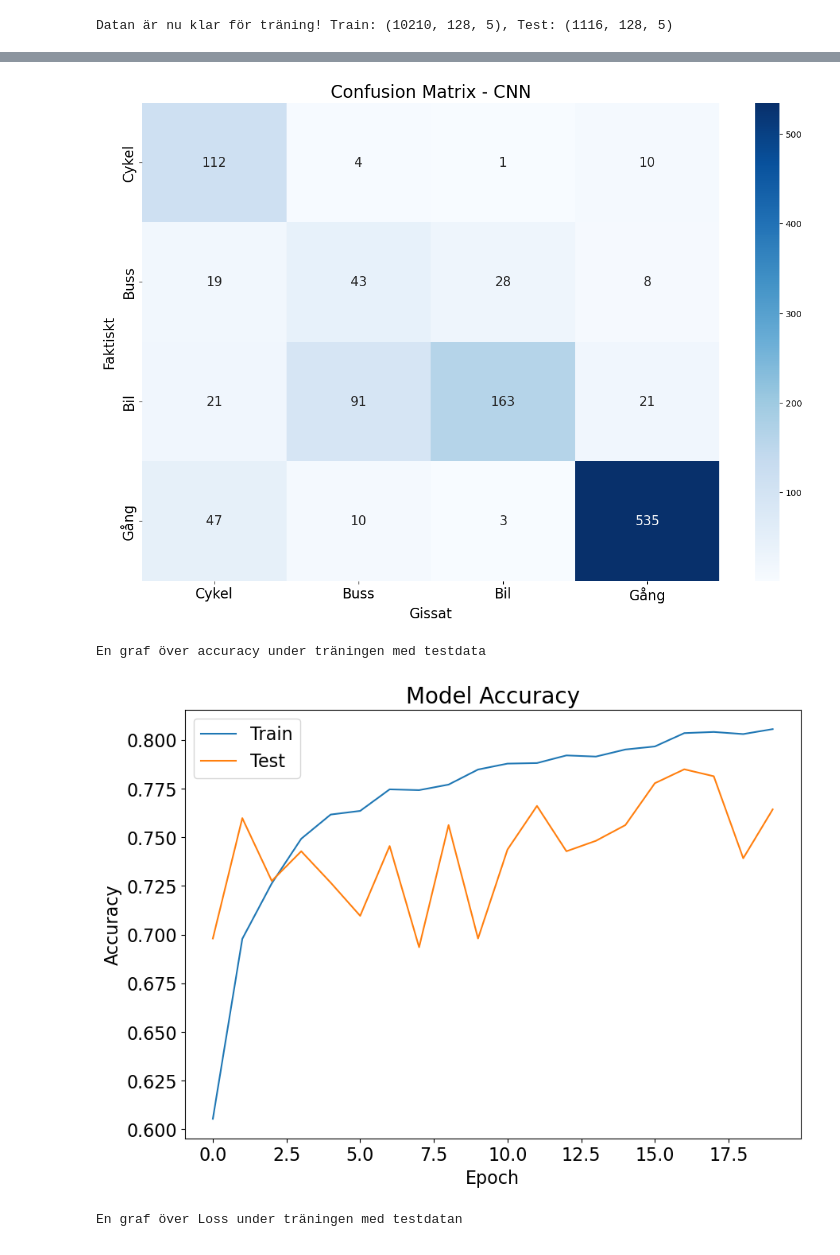
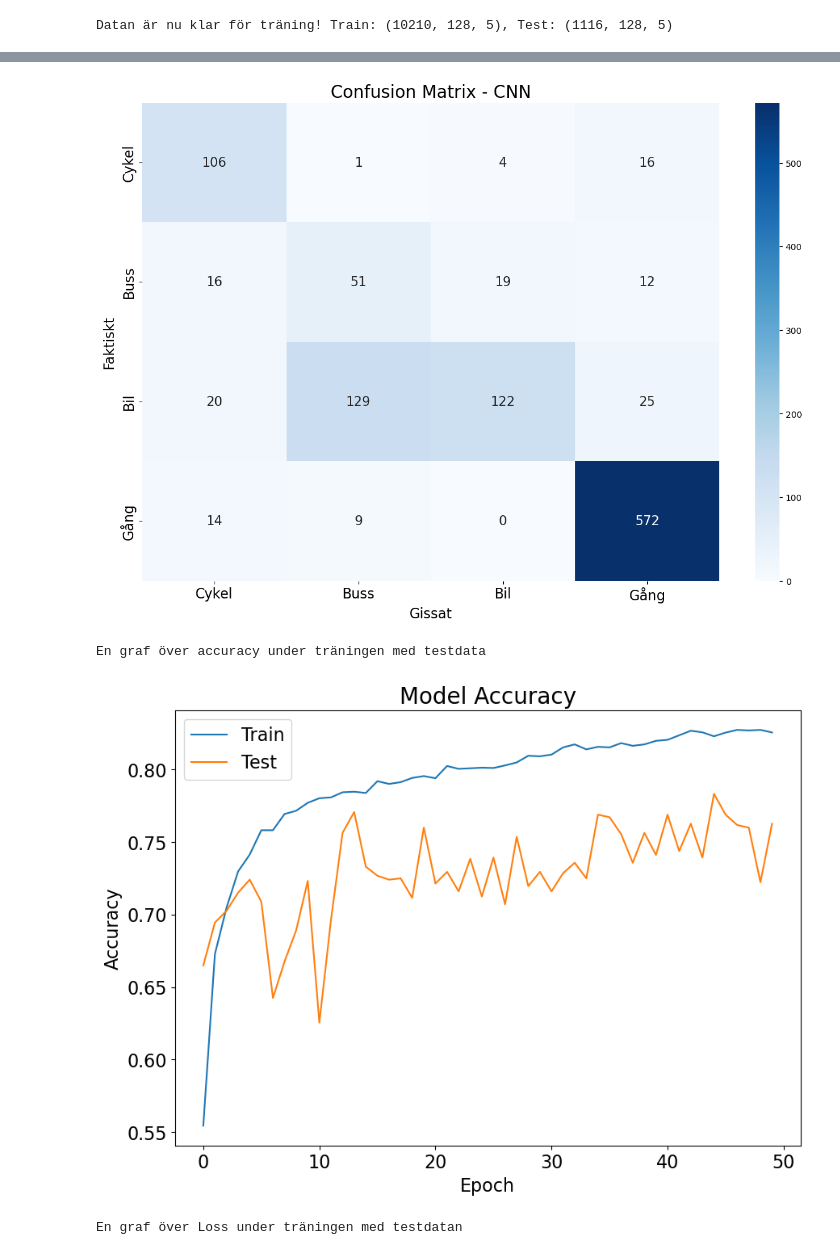
Before and after one commit to phedstroem/Ass2_GIK2JX_Group7, a Jupyter notebook: Ass2_GIK2JX_GROUP7.ipynb, the cells around one changed output, grey strips where cells are left out. Saved outputs shown, nothing was run; the diff lists cells and outputs as text; code cells hidden in the pictures.

```diff
--- a/Ass2_GIK2JX_GROUP7.ipynb
+++ b/Ass2_GIK2JX_GROUP7.ipynb
@@ -417,12 +417,12 @@ Datan är nu klar för träning! Train: (10210, 128, 5), Test: (1116, 128, 5)
 # Hyperparametrar för modellen, från GIT länken
 # epochs och batch_size flyttade jag upp
 
-batch_size = 64 # Kör X antal resor åt gången för att spara lite tid.
+batch_size = 128 # Kör X antal resor åt gången för att spara lite tid.
 kernel = 16 # filter för hur modellen tittar. Tittar nu på 16 sekvenspunkter samtidigt
 pool = 4 # Gör modellen mer robust mot brus. komprimerar info.
 stride = 1 # modellen hoppar 1 steg fram efter en sekvens.
-Drop_Out = 0.2 # modellen stänger av X % av sina egna neuroner slumpmässigt mellan varje varv. Förhindrar overfitting
-epochs = 20 # antal varv
+Drop_Out = 0.4 # modellen stänger av X % av sina egna neuroner slumpmässigt mellan varje varv. Förhindrar overfitting
+epochs = 50 # antal varv
 
 # Initiera en sekventiell modell (lager läggs till i rad, nerifrån och upp)
 model = Sequential()
@@ -488,7 +488,7 @@ def scheduler(epoch, lr):
 # optimizer = Adam(lr=0.001, beta_1=0.9, beta_2=0.999, epsilon=1e-08, decay=0.0)
 # optimizer = SGD(lr=0.0001, momentum=0.9, decay=1e-4, nesterov=True)
 # optimizer = RMSprop(learning_rate=0.0005) - Gamla
-optimizer = tf.keras.optimizers.Adam(learning_rate=0.00005)
+optimizer = tf.keras.optimizers.Adam(learning_rate=0.0001)
 
 callback = tf.keras.callbacks.LearningRateScheduler(scheduler)
 
@@ -577,6 +577,6 @@ Epoch 6/20
 
 CM visuellt
-[figure, old version]
+[figure, new version]
 En graf över accuracy under träningen med testdata
-[figure, old version]
+[figure, new version]
 En graf över Loss under träningen med testdatan
```
Also changed, not shown: parts of 1 cell of this notebook.
